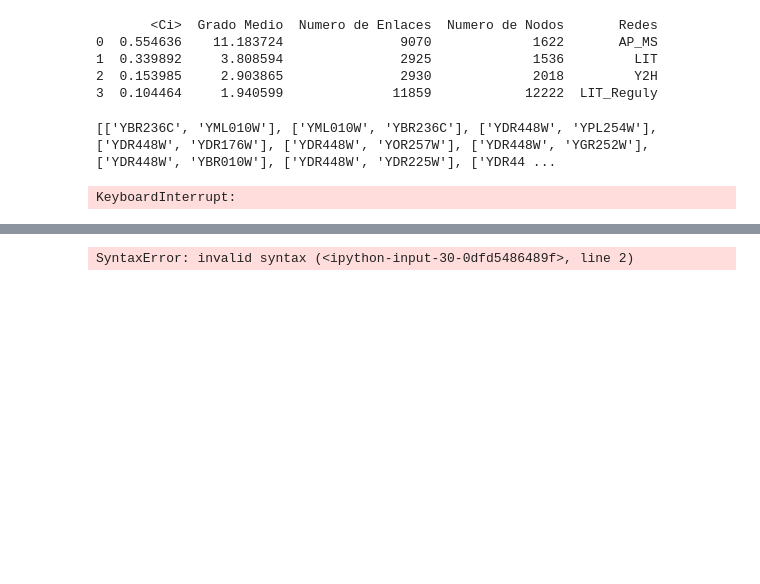
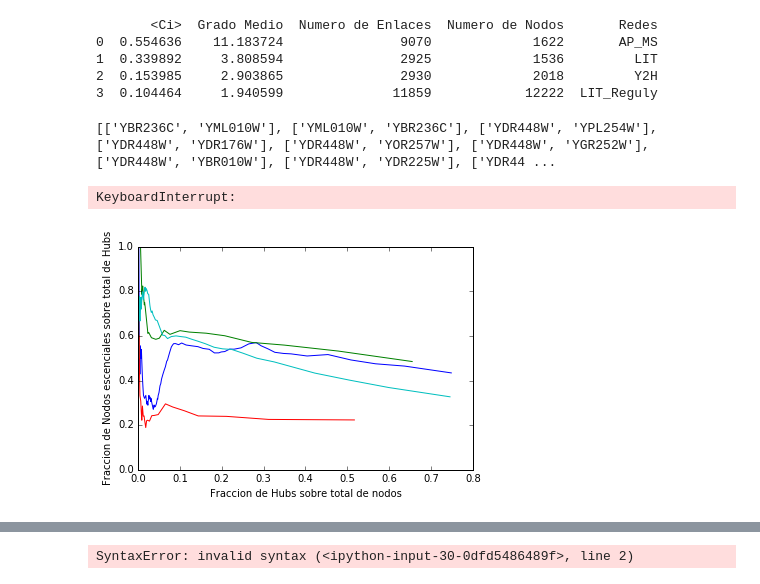
Before and after one commit to Juanfio/FacuyJuan_2018, a Jupyter notebook: TP02/TP02_CODIGOS.ipynb, the cells around one changed output, grey strips where cells are left out. Saved outputs shown, nothing was run; the diff lists cells and outputs as text; code cells hidden in the pictures; blank space fills up the shorter version.

```diff
--- a/TP02/TP02_CODIGOS.ipynb
+++ b/TP02/TP02_CODIGOS.ipynb
@@ -166,3 +166,71 @@ def overlap(data1,data2,data3,data4):
 overlap(APP,LITT,Y2HH,LIT_REGULYYY)
 # %% [output]
 KeyboardInterrupt:
+# %%
+def asignar_esencialidad(data):
+    escen = ldata ('tc02Data/Essential_ORFs_paperHe.txt')
+    #data=ldata(archive)
+    g = nx.Graph ()
+    g = g.to_undirected()
+
+    for i in range (len(data)):
+        g.add_nodes_from (data[i])
+        g.add_edge (data[i][0],data[i][1])
+
+    N=g.number_of_nodes()
+
+    k=[]
+    for node in g.nodes:
+        k.append(g.degree(node))
+
+    kM = max(k)
+
+    nodos=[]
+
+    for node in g.nodes():
+        g.node[node]['escencialidad']='no escencial'
+        nodos.append([node,'no escencial'])
+        h=nodos.index([node,'no escencial'])
+        for j in range(len(escen)):
+
+            if len(escen[j]) > 2 and node in escen[j][1]: #No me interesan las listas con largo menor a 2
+                g.node[node]['escencialidad']='escencial'
+                nodos[h][1]='escencial'
+
+    frac_Hubs_total = []
+    frac_Escen_Hubs = []
+    for k in range(1,kM):#defino el kcutoff
+        contadorH = 0
+        contadorE = 0
+        for node in nodos:
+            #K_cutoff.append(0)
+            if g.degree(node[0]) > k:
+                contadorH = contadorH + 1
+                if node[1] == 'escencial':
+                    contadorE = contadorE + 1
+
+        frac_Hubs_total.append(contadorH/N)
+
+        frac_Escen_Hubs.append(contadorE/contadorH)
+
+    #print(frac_Hubs_total)
+    #print(frac_Escen_Hubs)
+    plt.plot(frac_Hubs_total,frac_Escen_Hubs)
+    plt.xlabel('Fraccion de Hubs sobre total de nodos')
+    plt.ylabel('Fraccion de Nodos escenciales sobre total de Hubs')
+
+
+asignar_esencialidad(APP)
+asignar_esencialidad(LITT)
+asignar_esencialidad(Y2HH)
+asignar_esencialidad(LIT_REGULYYY)
+
+plt.show()
+
+
+#dataAPP = asignar_esencialidad(APP)
+#dataLIT = asignar_esencialidad(LITT)
+#dataY2HH = asignar_esencialidad(Y2HH)
+#dataLITREG = asignar_esencialidad(LIT_REGULYYY)
+# %% [output]
+[figure, added]
```
Also changed, not shown: parts of 6 cells of this notebook.
